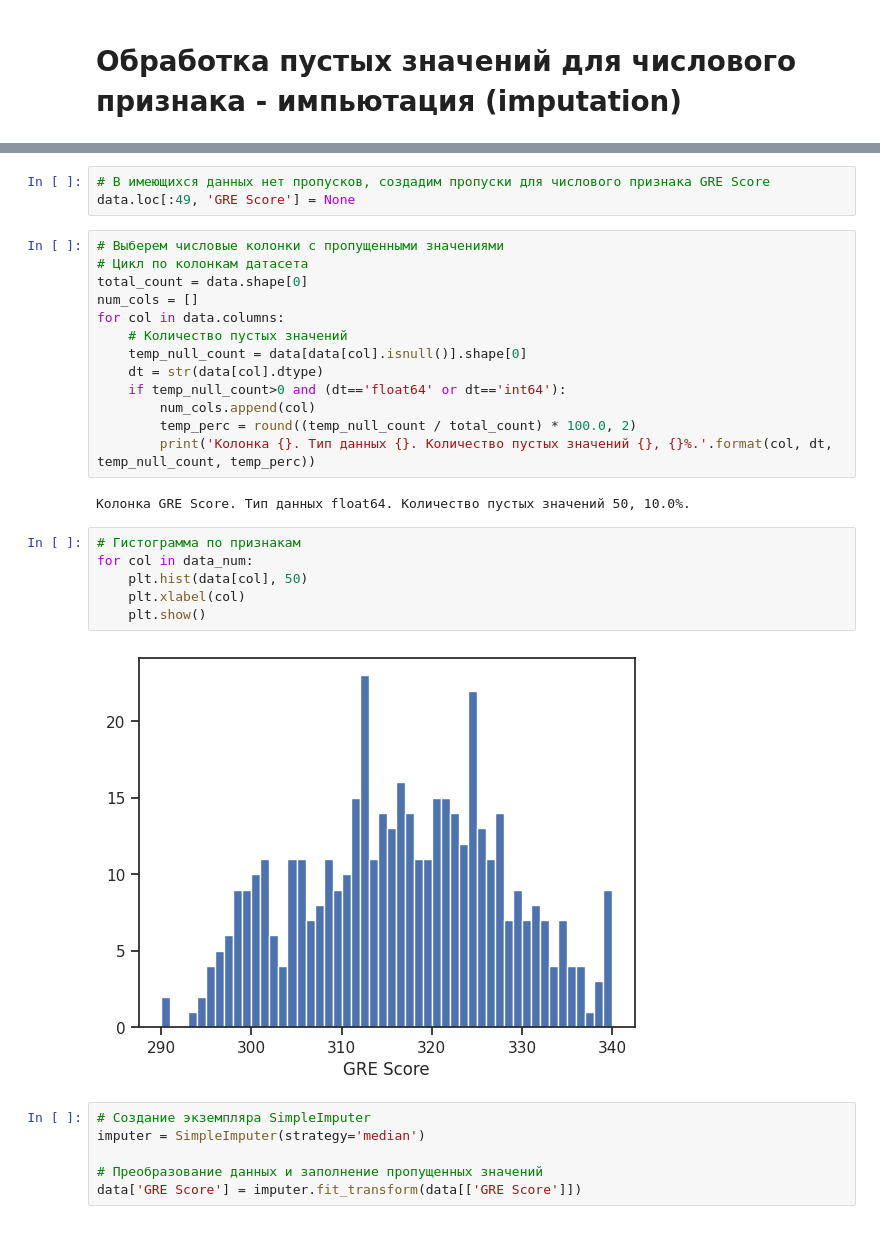
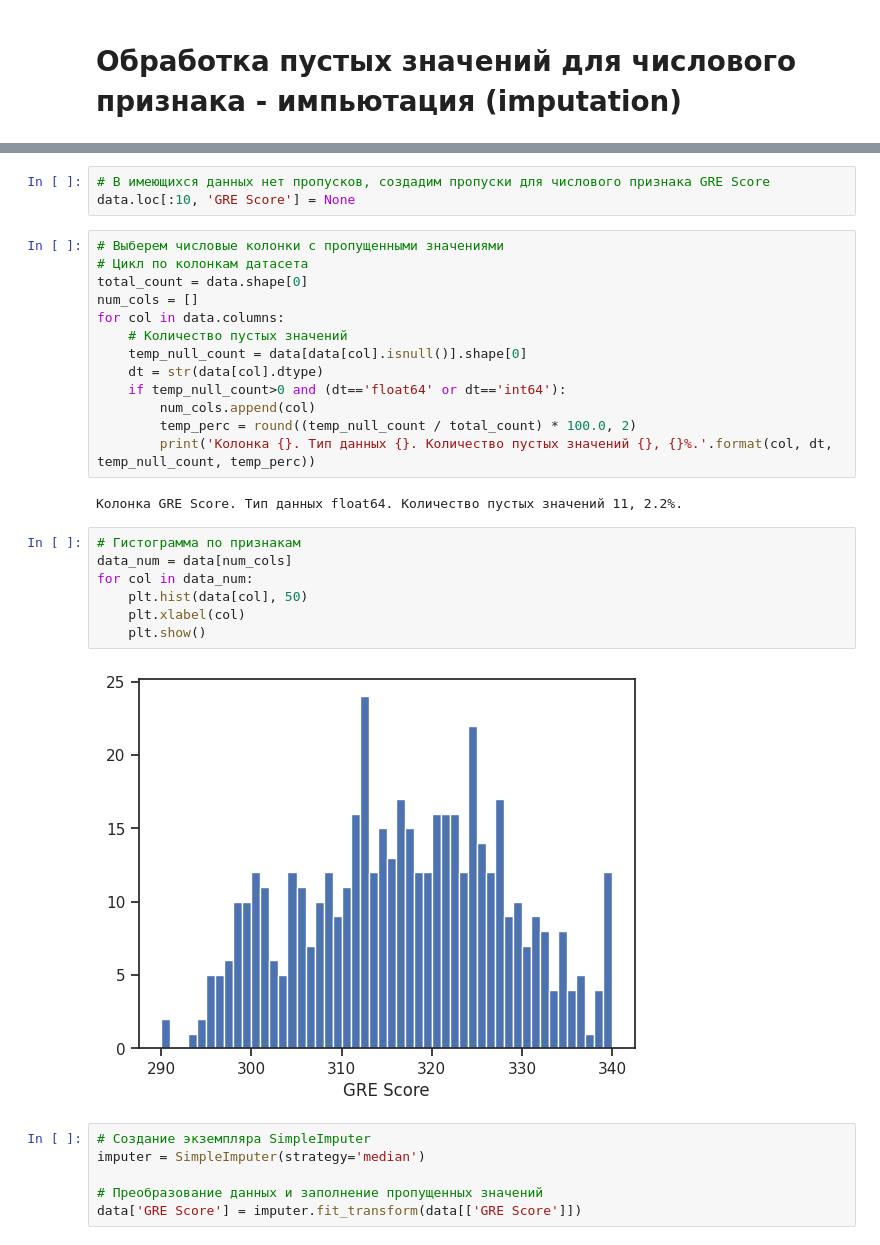
Before and after one commit to Amloextana/TML, a Jupyter notebook: RK/RK1.ipynb, the cells around one changed output, grey strips where cells are left out. Cells and saved outputs as stored; diff of their text form.

```diff
--- a/RK/RK1.ipynb
+++ b/RK/RK1.ipynb
@@ -87,6 +88,6 @@ Chance of Admit  - 0
 # %%
 # В имеющихся данных нет пропусков, создадим пропуски для числового признака GRE Score
-data.loc[:49, 'GRE Score'] = None
+data.loc[:10, 'GRE Score'] = None
 # %%
 # Выберем числовые колонки с пропущенными значениями
 # Цикл по колонкам датасета
@@ -101,15 +102,16 @@ for col in data.columns:
         temp_perc = round((temp_null_count / total_count) * 100.0, 2)
         print('Колонка {}. Тип данных {}. Количество пустых значений {}, {}%.'.format(col, dt, temp_null_count, temp_perc))
 # %% [output]
-Колонка GRE Score. Тип данных float64. Количество пустых значений 50, 10.0%.
+Колонка GRE Score. Тип данных float64. Количество пустых значений 11, 2.2%.
 # %%
 # Гистограмма по признакам
+data_num = data[num_cols]
 for col in data_num:
     plt.hist(data[col], 50)
     plt.xlabel(col)
     plt.show()
 # %% [output]
-[figure, old version]
+[figure, new version]
 # %%
 # Создание экземпляра SimpleImputer
 imputer = SimpleImputer(strategy='median')
```
Also changed, not shown: parts of 13 cells of this notebook, 1 other file.
